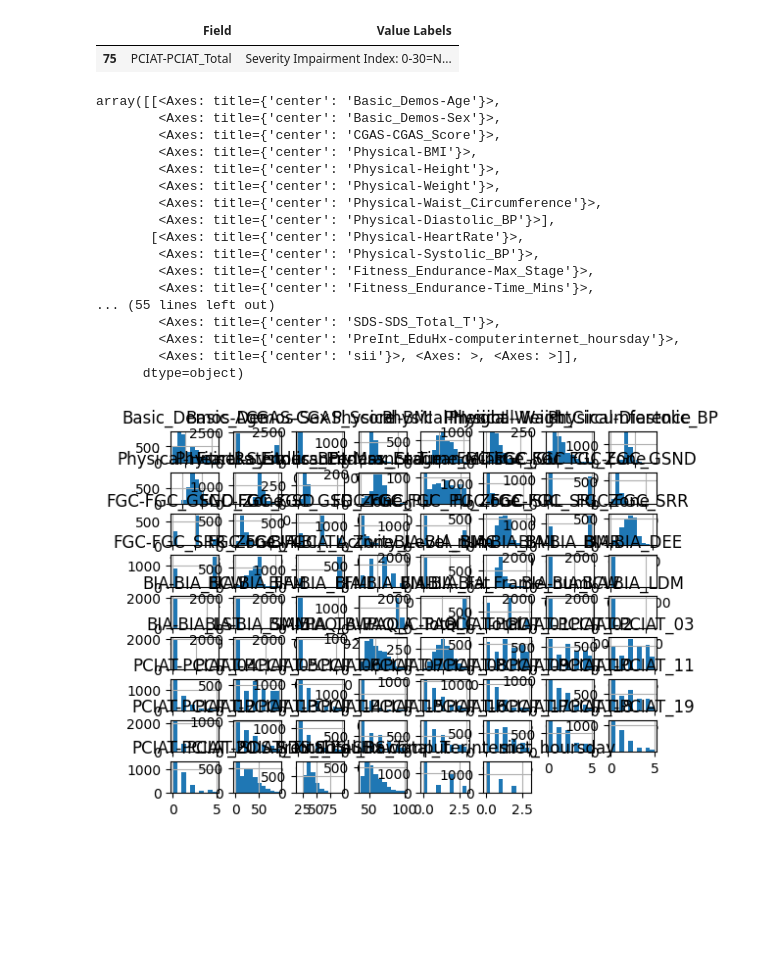
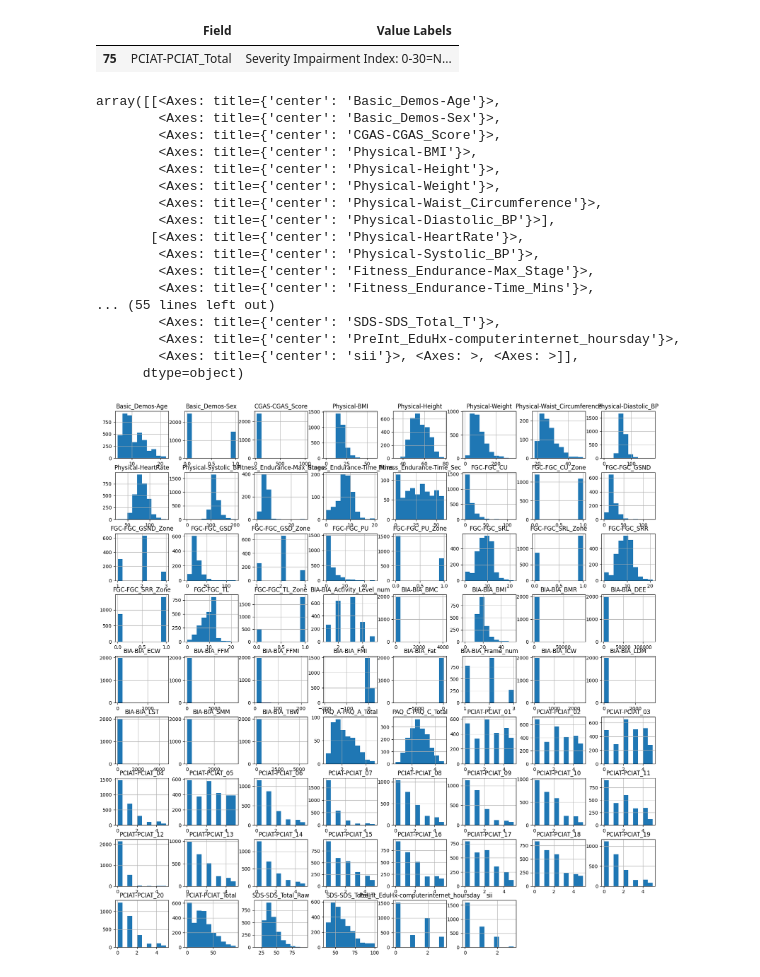
Before and after one commit to k3liang/Problematic-Internet-Use-Predictor, a Jupyter notebook: EDA.ipynb, the cells around one changed output. Cells and saved outputs as stored; diff of their text form; code cells hidden in the pictures; blank space fills up the shorter version.

```diff
--- a/EDA.ipynb
+++ b/EDA.ipynb
@@ -420,23 +420,23 @@ with pd.option_context('display.max_colwidth', 400):
 |  | Field | Value Labels |
 | 75 | PCIAT-PCIAT_Total | Severity Impairment Index: 0-30=N... |
 # %%
-df.hist()
+df.hist(figsize=(20,20))
 # %% [output]
 array([[<Axes: title={'center': 'Basic_Demos-Age'}>,
         <Axes: title={'center': 'Basic_Demos-Sex'}>,
         <Axes: title={'center': 'CGAS-CGAS_Score'}>,
         <Axes: title={'center': 'Physical-BMI'}>,
         <Axes: title={'center': 'Physical-Height'}>,
         <Axes: title={'center': 'Physical-Weight'}>,
         <Axes: title={'center': 'Physical-Waist_Circumference'}>,
         <Axes: title={'center': 'Physical-Diastolic_BP'}>],
        [<Axes: title={'center': 'Physical-HeartRate'}>,
         <Axes: title={'center': 'Physical-Systolic_BP'}>,
         <Axes: title={'center': 'Fitness_Endurance-Max_Stage'}>,
         <Axes: title={'center': 'Fitness_Endurance-Time_Mins'}>,
 ... (55 lines left out)
         <Axes: title={'center': 'SDS-SDS_Total_T'}>,
         <Axes: title={'center': 'PreInt_EduHx-computerinternet_hoursday'}>,
         <Axes: title={'center': 'sii'}>, <Axes: >, <Axes: >]],
       dtype=object)
-[figure, old version]
+[figure, new version]
```
